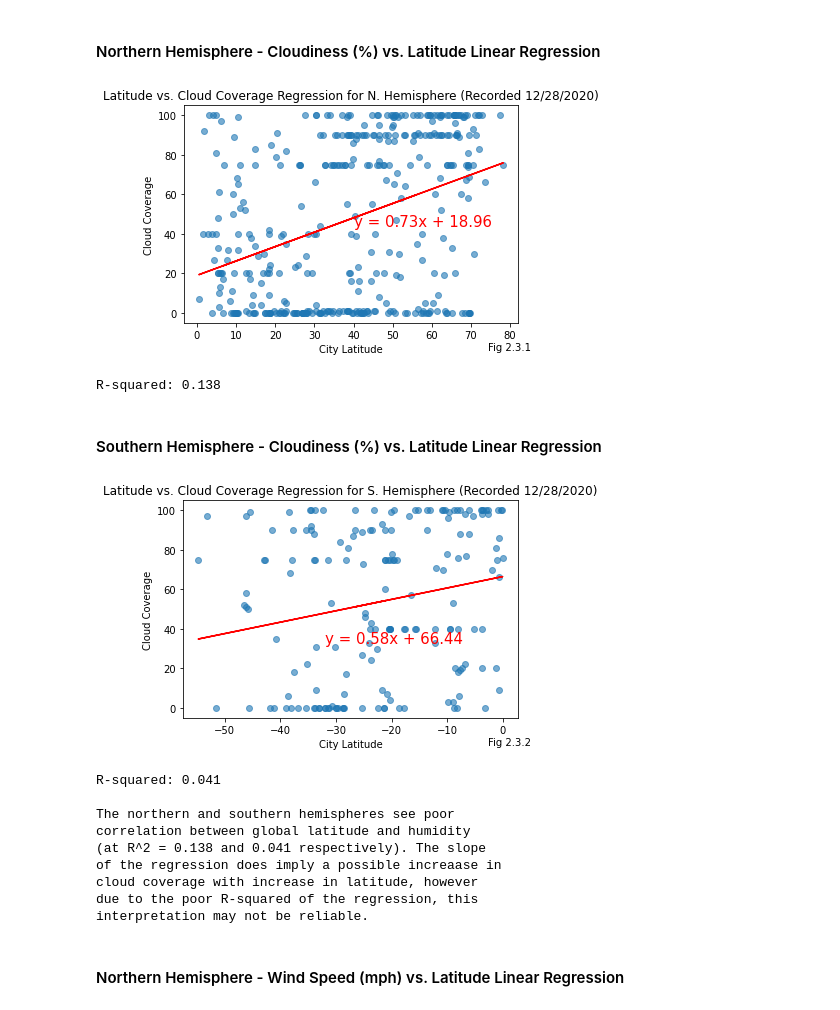
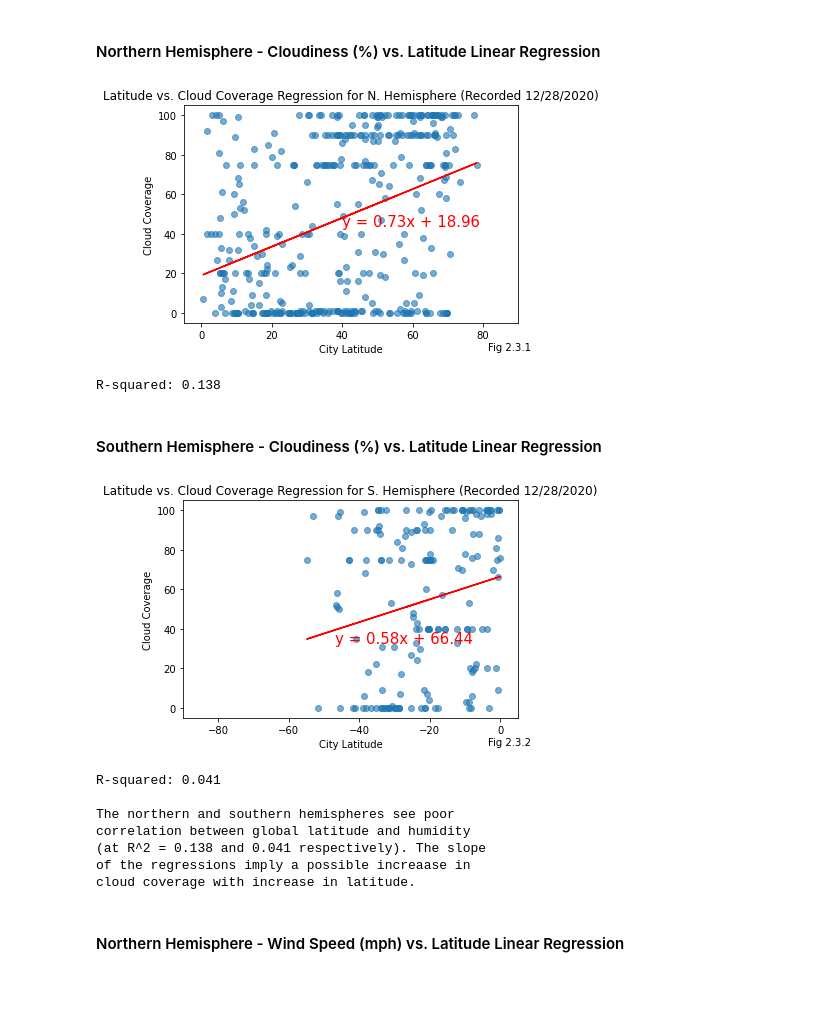
Before and after one commit to SanabuW/python-api-challenge, a Jupyter notebook: WeatherPy/WeatherPy.ipynb, the cells around one changed output. Drawn from its saved outputs; the diff is of its cells as text; code cells hidden in the pictures.

```diff
--- a/WeatherPy/WeatherPy.ipynb
+++ b/WeatherPy/WeatherPy.ipynb
@@ -463,6 +479,10 @@ y_values = clean_city_data.loc[clean_city_data["City Latitude"] >= 0, "Cloud Cov
 regress_values = x_values * slope + intercept
 line_eq = "y = " + str(round(slope, 2)) + "x + " + str(round(intercept, 2))
 plt.scatter(x_values, y_values, alpha=0.60)
+# Fix axes to both fit entire possible range of latitudes and match in scale with chart of opposite hemisphere
+# for fair comparison
+plt.xlim(-5,90)
+plt.ylim(-5,105)
 plt.plot(x_values, regress_values, "r-")
 plt.annotate(line_eq,(40,44),fontsize=15, color="red")
 plt.figtext(.83,.03,"Fig 2.3.1")
@@ -474,50 +494,50 @@ plt.show()
 # Print R^2
 print(f'R-squared: {round(rvalue**2, 3)}')
 # %% [output]
-[figure, old version]
+[figure, new version]
 R-squared: 0.138
 # %% [markdown]
 ####  Southern Hemisphere - Cloudiness (%) vs. Latitude Linear Regression
 # %%
 # Gather data
 x_values = clean_city_data.loc[clean_city_data["City Latitude"] < 0, "City Latitude"]
 y_values = clean_city_data.loc[clean_city_data["City Latitude"] < 0, "Cloud Coverage"]
 
 # Draw plot and labels
 (slope, intercept, rvalue, pvalue, stderr) = linregress(x_values, y_values)
 regress_values = x_values * slope + intercept
 line_eq = "y = " + str(round(slope, 2)) + "x + " + str(round(intercept, 2))
 plt.scatter(x_values, y_values, alpha=0.60)
+# Fix axes to both fit entire possible range of latitudes and match in scale with chart of opposite hemisphere
+# for fair comparison
+plt.xlim(-90,5)
+plt.ylim(-5,105)
 plt.plot(x_values, regress_values,"r-")
-plt.annotate(line_eq, (-32, 33), fontsize=15, color="red")
+plt.annotate(line_eq, (-47, 33), fontsize=15, color="red")
 plt.figtext(.83,.03,"Fig 2.3.2")
 plt.xlabel("City Latitude")
 plt.ylabel("Cloud Coverage")
 plt.title("Latitude vs. Cloud Coverage Regression for S. Hemisphere (Recorded 12/28/2020)")
 plt.show()
 
 # Print R^2
 print(f'R-squared: {round(rvalue**2,3)}\n')
 
 # Print analysis
 print(f'The northern and southern hemispheres see poor\n\
 correlation between global latitude and humidity\n\
 (at R^2 = 0.138 and 0.041 respectively). The slope\n\
-of the regression does imply a possible increaase in\n\
-cloud coverage with increase in latitude, however\n\
-due to the poor R-squared of the regression, this \n\
-interpretation may not be reliable.')
+of the regressions imply a possible increaase in\n\
+cloud coverage with increase in latitude.')
 # %% [output]
-[figure, old version]
+[figure, new version]
 R-squared: 0.041
 
 The northern and southern hemispheres see poor
 correlation between global latitude and humidity
 (at R^2 = 0.138 and 0.041 respectively). The slope
-of the regression does imply a possible increaase in
-cloud coverage with increase in latitude, however
-due to the poor R-squared of the regression, this
-interpretation may not be reliable.
+of the regressions imply a possible increaase in
+cloud coverage with increase in latitude.
 # %% [markdown]
 ####  Northern Hemisphere - Wind Speed (mph) vs. Latitude Linear Regression
 # %%
```
Also changed, not shown: parts of 7 cells of this notebook, 20 other files.
